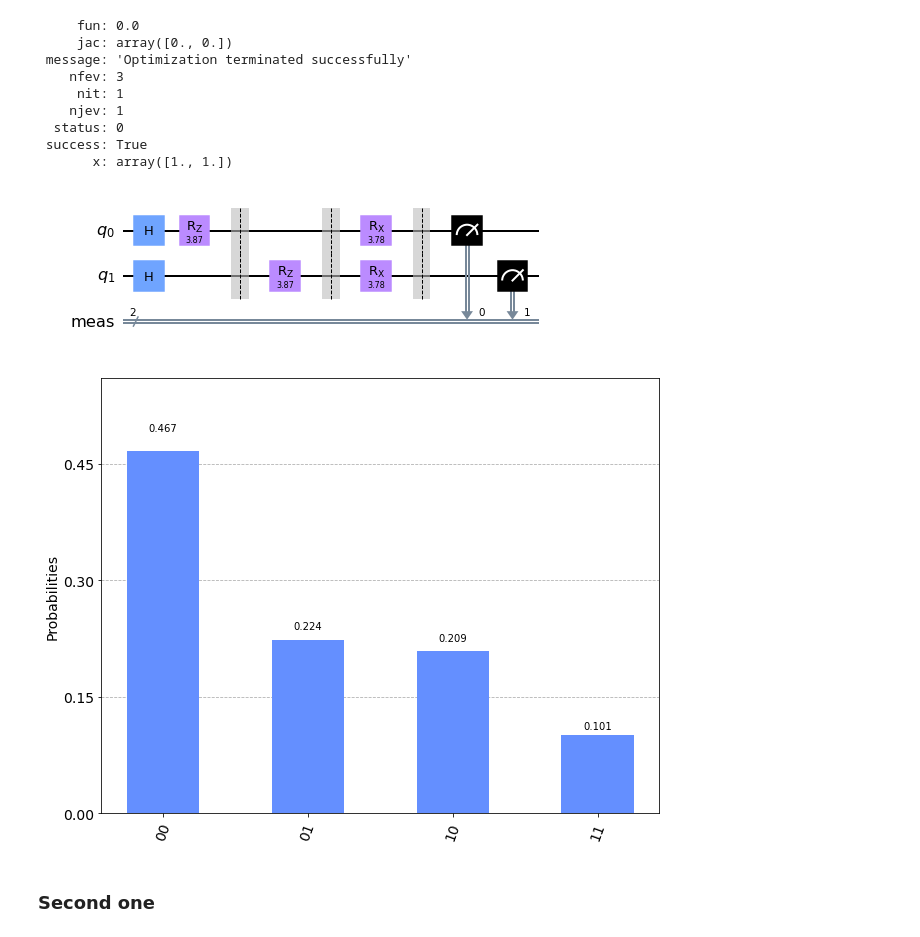
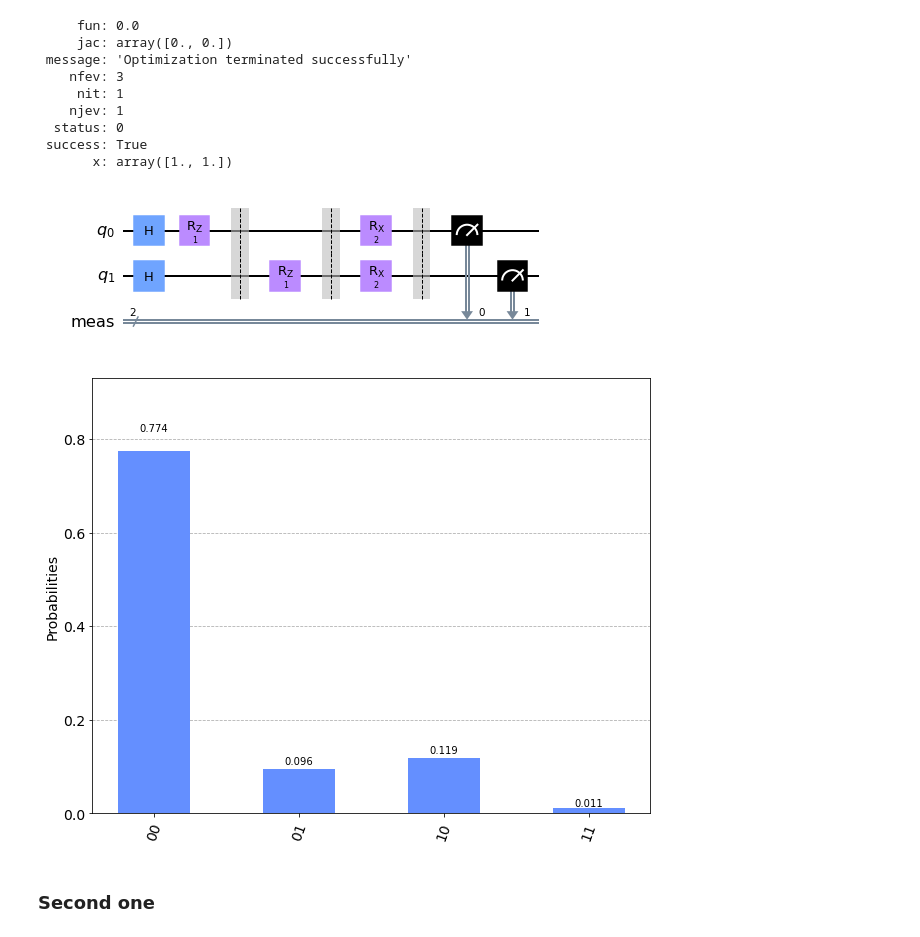
Before and after one commit to Gabrielkrzyzanowski/Quantum_Algorithms, a Jupyter notebook: QAOA_QUBO.ipynb, the cells around one changed output. Cells and saved outputs as stored; diff of their text form; code cells hidden in the pictures.

```diff
--- a/QAOA_QUBO.ipynb
+++ b/QAOA_QUBO.ipynb
@@ -194,18 +194,18 @@ print(res)
 # %%
 backend= Aer.get_backend("aer_simulator")
 backend_shots=512
-theta1=[1.89170337, 3.86596495]
+theta1=[1., 1.]
 qc_res= create_circuit(theta1, variables1, permutations1)
 
 counts1=backend.run(qc_res,seed_simulator=10).result().get_counts()
 
 qc_res.draw(output='mpl')
 # %% [output]
-[figure, old version]
+[figure, new version]
 # %%
 plot_histogram(counts1,figsize=(10,8))
 # %% [output]
-[figure, old version]
+[figure, new version]
 # %% [markdown]
 ### Second one
 # %%
```
